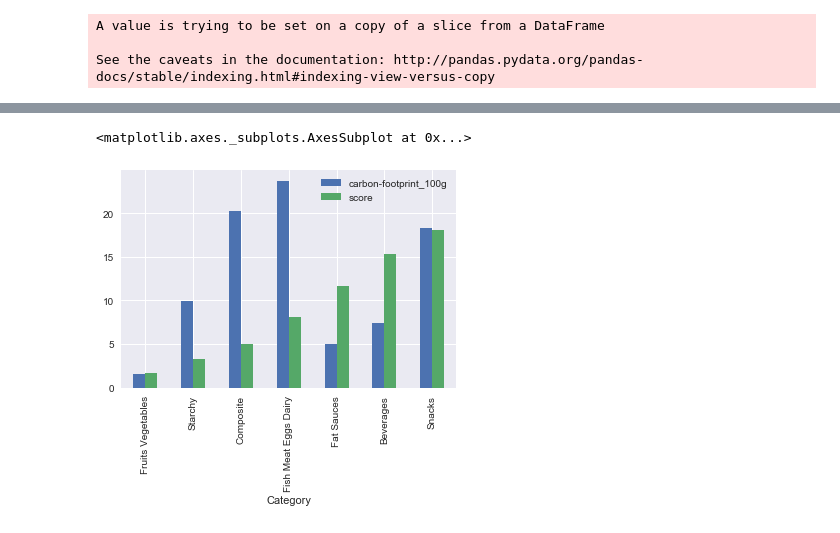
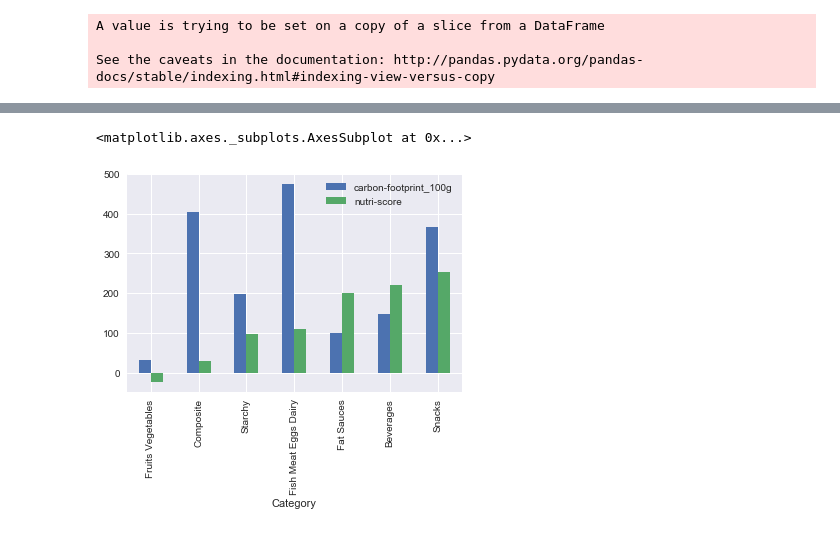
Before and after one commit to Painguin/smart_rams_project, a Jupyter notebook: Project.ipynb, the cells around one changed output, grey strips where cells are left out. Saved outputs shown, nothing was run; the diff lists cells and outputs as text; code cells hidden in the pictures.

```diff
--- a/Project.ipynb
+++ b/Project.ipynb
@@ -348,4 +347,4 @@ def score_letter(row):
         else:
             return 'E'
 # %%
-data['score_letter'] = data.apply(score_letter, axis=1)
+data['nutri-score_letter'] = data.apply(nutri_score_letter, axis=1)
@@ -352,4 +409,4 @@ data['score_letter'] = data.apply(score_letter, axis=1)
 # %%
-score_mean_by_category = data[['Category', 'score']].groupby('Category').mean()
+score_mean_by_category = data[['Category', 'nutri-score']].groupby('Category').mean()
 score_mean_by_category
 # %% [output]
@@ -450,2 +429,2 @@ data.plot.scatter('nutrition-score-uk_100g', 'score')
 # %%
-data[data['carbon-footprint_100g'].notna()]
+carbon_mean_by_category = data[['Category', 'carbon-footprint_100g']].groupby('Category').mean()
@@ -476,5 +431,3 @@ data[data['Category'] == 'Snacks'].plot.scatter('score', 'carbon-footprint_100g'
-# %%
-carbon_mean_by_category = data[['Category', 'carbon-footprint_100g']].groupby('Category').mean() / 20
 # %%
 pd.concat((carbon_mean_by_category, score_mean_by_category), axis=1).corr()
 # %% [output]
@@ -500,8 +437,8 @@ Name: Category, dtype: int64
 # %%
-pd.concat((carbon_mean_by_category, score_mean_by_category), axis=1).drop('Unknown').sort_values('score').plot.bar()
+pd.concat((carbon_mean_by_category, 20*score_mean_by_category), axis=1).drop('Unknown').sort_values('nutri-score').plot.bar()
 # %% [output]
 <matplotlib.axes._subplots.AxesSubplot at 0x...>
-[figure, old version]
+[figure, new version]
 # %%
 countries_en_scores = {}
 # %%
```
Also changed, not shown: parts of 46 cells of this notebook.
